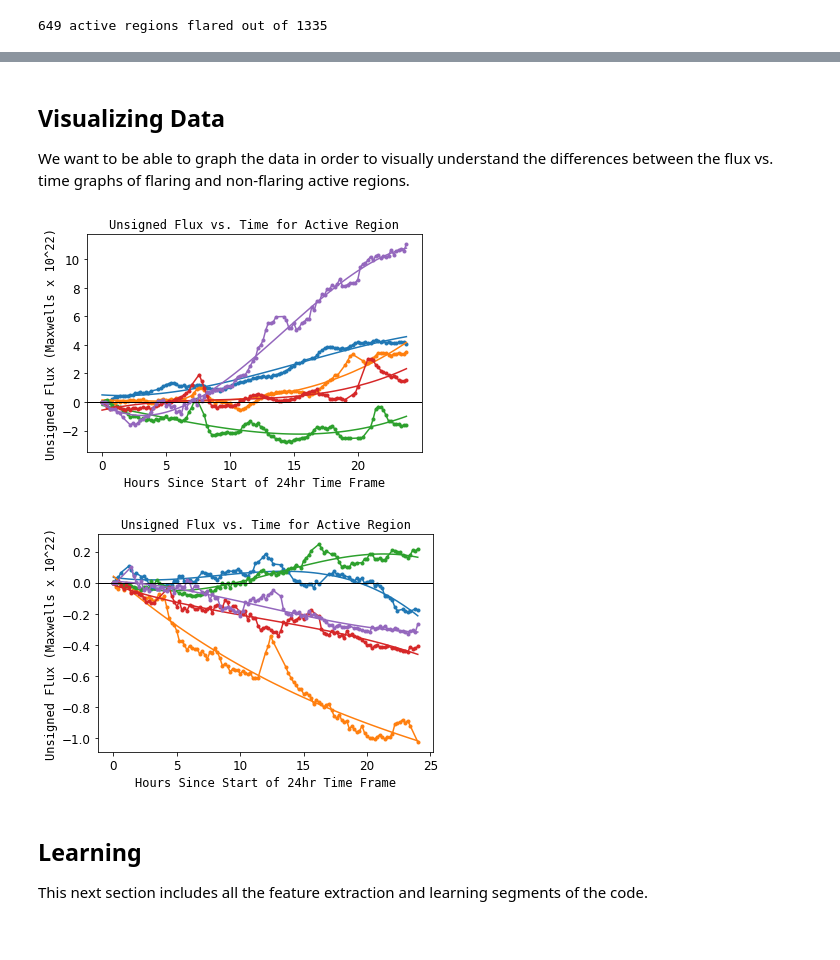
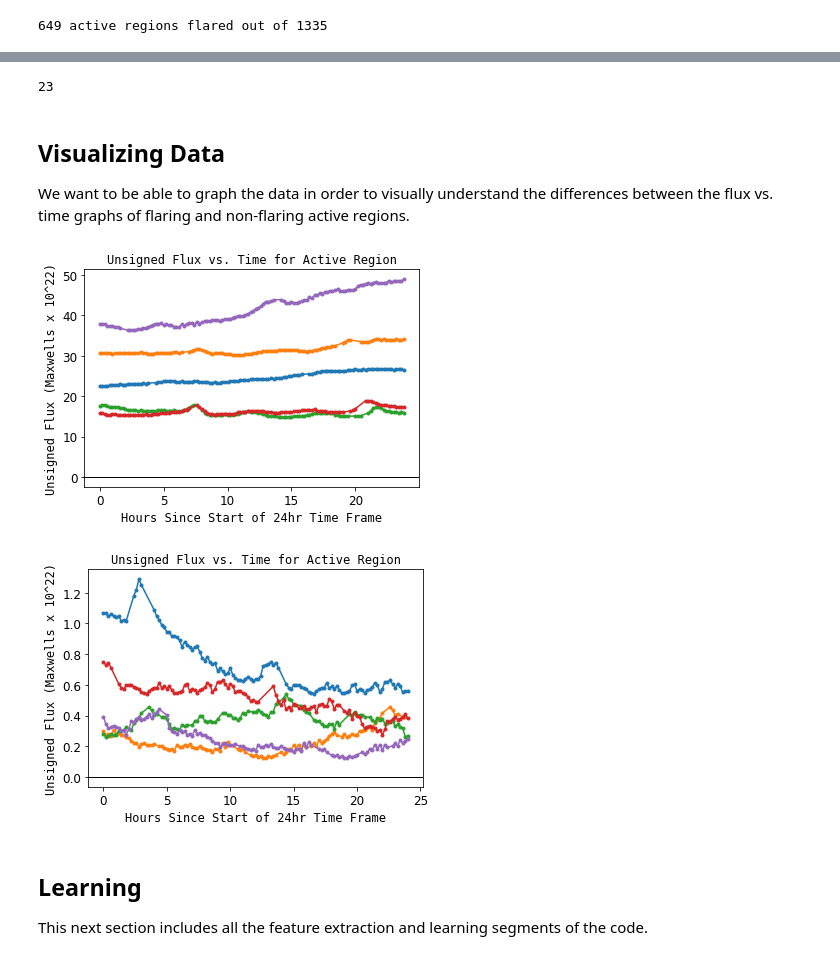
Before and after one commit to lucaspauker/hmi-time-series-analysis, a Jupyter notebook: data_gathering.ipynb, the cells around one changed output, grey strips where cells are left out. Cells and saved outputs as stored; diff of their text form; code cells hidden in the pictures.

```diff
--- a/data_gathering.ipynb
+++ b/data_gathering.ipynb
@@ -282,7 +284,7 @@ def count_flared_num(harp_ids, harp_noaa_dict, noaa_flare_set):
         if has_flared(harp_id, harp_noaa_dict, noaa_flare_set): number_flared += 1
     return number_flared
 # %%
-def get_segmented_data(harp_ids, flare_time_dict, n=None):
+def get_segmented_data(harp_ids, flare_time_dict, n=None, return_harp_ids=False):
     '''This method returns two arrays: x and y. The x array includes time series
     data, while y represents whether the corresponding active region in x flared.
 
@@ -312,6 +314,7 @@ def get_segmented_data(harp_ids, flare_time_dict, n=None):
 
     x = []
     y = []
+    harp_list = []
     for harp_id in harp_ids:
         keys = read_data(harp_id)
         flare_data = flare_time_dict[harp_id]
@@ -327,6 +330,7 @@ def get_segmented_data(harp_ids, flare_time_dict, n=None):
                         # Insufficient data
                         continue
                     x.append(data)
+                    harp_list.append(harp_id)
                     y.append(True) # True => flare is present
         else:
             if len(keys.TIME) <= 0 or keys.TIME.iloc[-1] - keys.TIME[0] < 24: continue
@@ -342,8 +346,12 @@ def get_segmented_data(harp_ids, flare_time_dict, n=None):
                     # Insufficient data
                     continue
                 x.append(data)
+                harp_list.append(harp_id)
                 y.append(False) # False => flare is not present
-    return x, y
+    if return_harp_ids:
+        return x, y, harp_list
+    else:
+        return x, y
 # %%
 noaa_flare_set = get_flared_noaa_id_set(flare_data)
 
@@ -379,3 +378,9 @@ print('# Positive:', positive_count, '--- # Negative:', negative_count)
+# %%
+x_flares_seg_x, x_flares_seg_y, flaring_harp_list = get_segmented_data(harp_ids, x_flare_time_dict,
+                                                                        n=0, return_harp_ids=True)
+print(len(x_flares_seg_x))
+# %% [output]
+23
 # %% [markdown]
 ## Visualizing Data
 
@@ -518,7 +523,7 @@ def overlay_plots(seg_x, n=float('inf'), linear_fit=False, quadratic_fit=False,
         start_flux = data[0][1]
         for t, f in data:
             x.append(t - start_time)
-            y.append((f - start_flux) / 1e21)
+            y.append((f ) / 1e21)
 
         formula = None
 
@@ -553,30 +558,30 @@ def overlay_plots(seg_x, n=float('inf'), linear_fit=False, quadratic_fit=False,
                         formula=formula, clr=colors[list(colors.keys())[i % len(colors)]])
     plt.show()
 # %%
-# plot_flux_time_graphs(harp_ids[:5])
+# plot_flux_time_graphs(harp_ids[:1])
 # plot_flux_time_derivative_graphs(harp_ids[:5])
 
 # num_graphs = 2
 # plot_random_graphs(harp_ids, harp_noaa_dict, noaa_flare_set, n=num_graphs,
 #                    color='b', derivative=False,
 #                    flare_time_dict=flare_time_dict)
 # plot_random_graphs(harp_ids, harp_noaa_dict, noaa_flare_set, False, n=num_graphs,
 #                    color='r', derivative=True,
 #                    flare_time_dict=flare_time_dict)\
 # num_graphs = 5
 # plot_segmented_graphs(seg_x, seg_y, flare=True, n=num_graphs, color='blue')
 # plot_segmented_graphs(seg_x, seg_y, flare=False, n=num_graphs, color='red')
 
 overlay_plots(x_flares_seg_x, n=5, linear_fit=False, quadratic_fit=False,
-             polynomial_fit=True, exponential_fit=False)
+             polynomial_fit=False, exponential_fit=False)
 no_flares_seg_x = []
 for i, is_flared in enumerate(seg_y):
     if not is_flared: no_flares_seg_x.append(seg_x[i])
 overlay_plots(no_flares_seg_x, n=5, linear_fit=False, quadratic_fit=False,
-             polynomial_fit=True, exponential_fit=False)
+             polynomial_fit=False, exponential_fit=False)
 # %% [output]
-[figure, old version]
+[figure, new version]
-[figure, old version]
+[figure, new version]
 # %% [markdown]
 ## Learning
 
```
Also changed, not shown: parts of 6 cells of this notebook, 2 other files.
